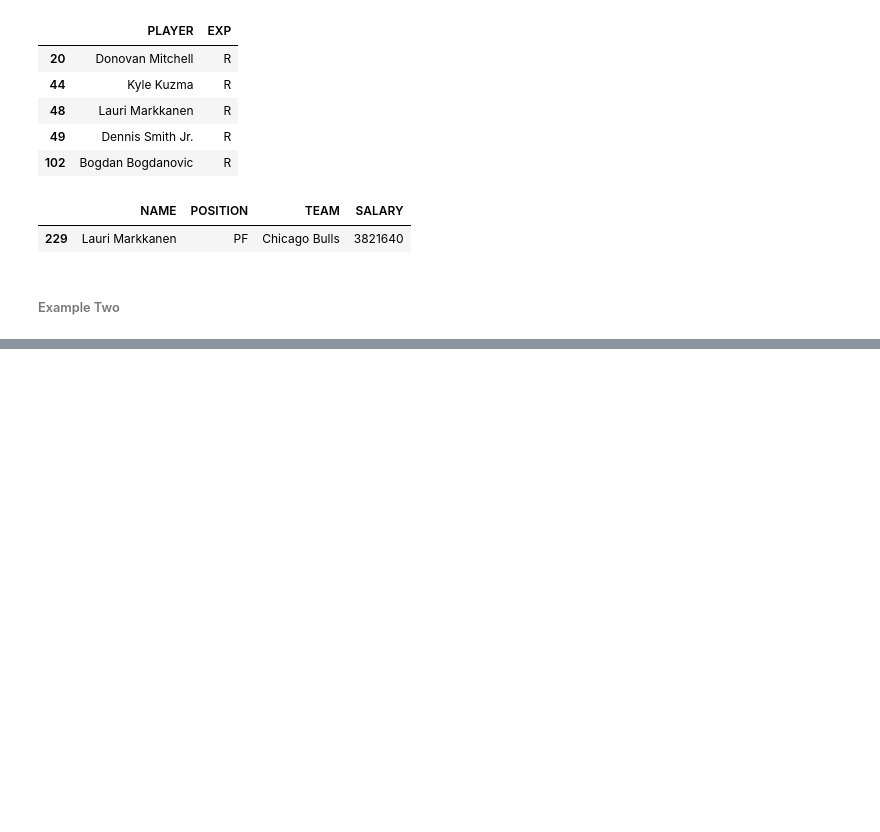
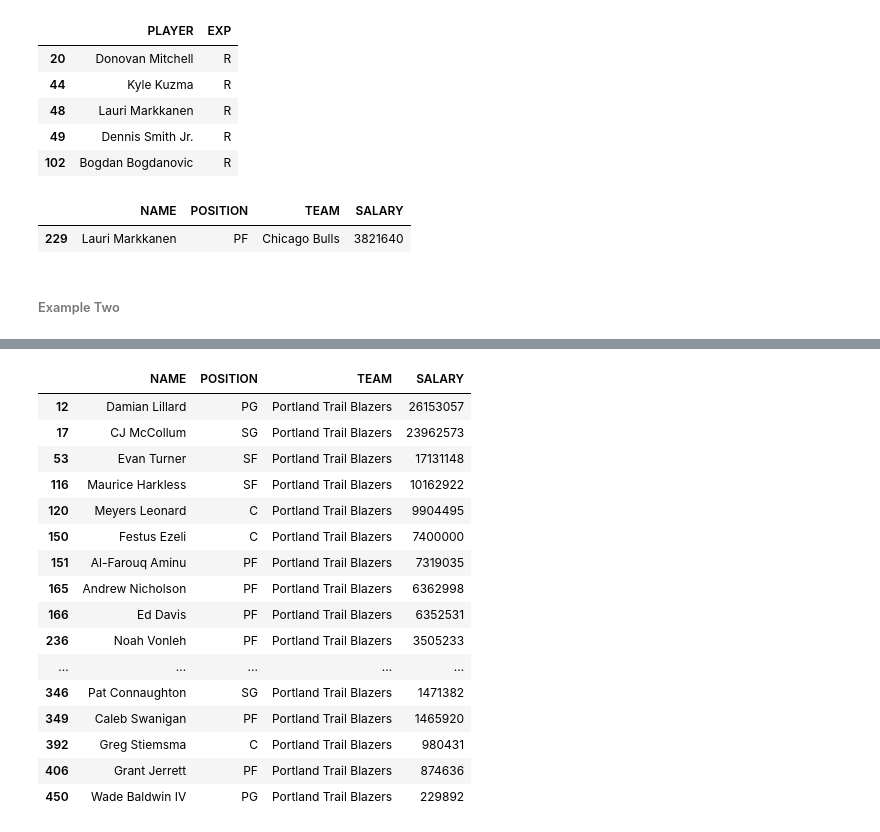
Before and after one commit to josephoregon/data-analytics, a Jupyter notebook: joro_anaytics.ipynb, the cells around one changed output, grey strips where cells are left out. Drawn from its saved outputs; the diff is of its cells as text; code cells hidden in the pictures; blank space fills up the shorter version.

```diff
--- a/joro_anaytics.ipynb
+++ b/joro_anaytics.ipynb
@@ -242,0 +258,20 @@ plyr_sal[plyr_sal['NAME'] == 'Lauri Markkanen']
+# %%
+plyr_sal[plyr_sal['TEAM'] == 'Portland Trail Blazers']
+# %% [output]
+|  | NAME | POSITION | TEAM | SALARY |
+| 12 | Damian Lillard | PG | Portland Trail Blazers | 26153057 |
+| 17 | CJ McCollum | SG | Portland Trail Blazers | 23962573 |
+| 53 | Evan Turner | SF | Portland Trail Blazers | 17131148 |
+| 116 | Maurice Harkless | SF | Portland Trail Blazers | 10162922 |
+| 120 | Meyers Leonard | C | Portland Trail Blazers | 9904495 |
+| 150 | Festus Ezeli | C | Portland Trail Blazers | 7400000 |
+| 151 | Al-Farouq Aminu | PF | Portland Trail Blazers | 7319035 |
+| 165 | Andrew Nicholson | PF | Portland Trail Blazers | 6362998 |
+| 166 | Ed Davis | PF | Portland Trail Blazers | 6352531 |
+| 236 | Noah Vonleh | PF | Portland Trail Blazers | 3505233 |
+| ... | ... | ... | ... | ... |
+| 346 | Pat Connaughton | SG | Portland Trail Blazers | 1471382 |
+| 349 | Caleb Swanigan | PF | Portland Trail Blazers | 1465920 |
+| 392 | Greg Stiemsma | C | Portland Trail Blazers | 980431 |
+| 406 | Grant Jerrett | PF | Portland Trail Blazers | 874636 |
+| 450 | Wade Baldwin IV | PG | Portland Trail Blazers | 229892 |
```
Also changed, not shown: parts of 4 cells of this notebook, 15 other files.
